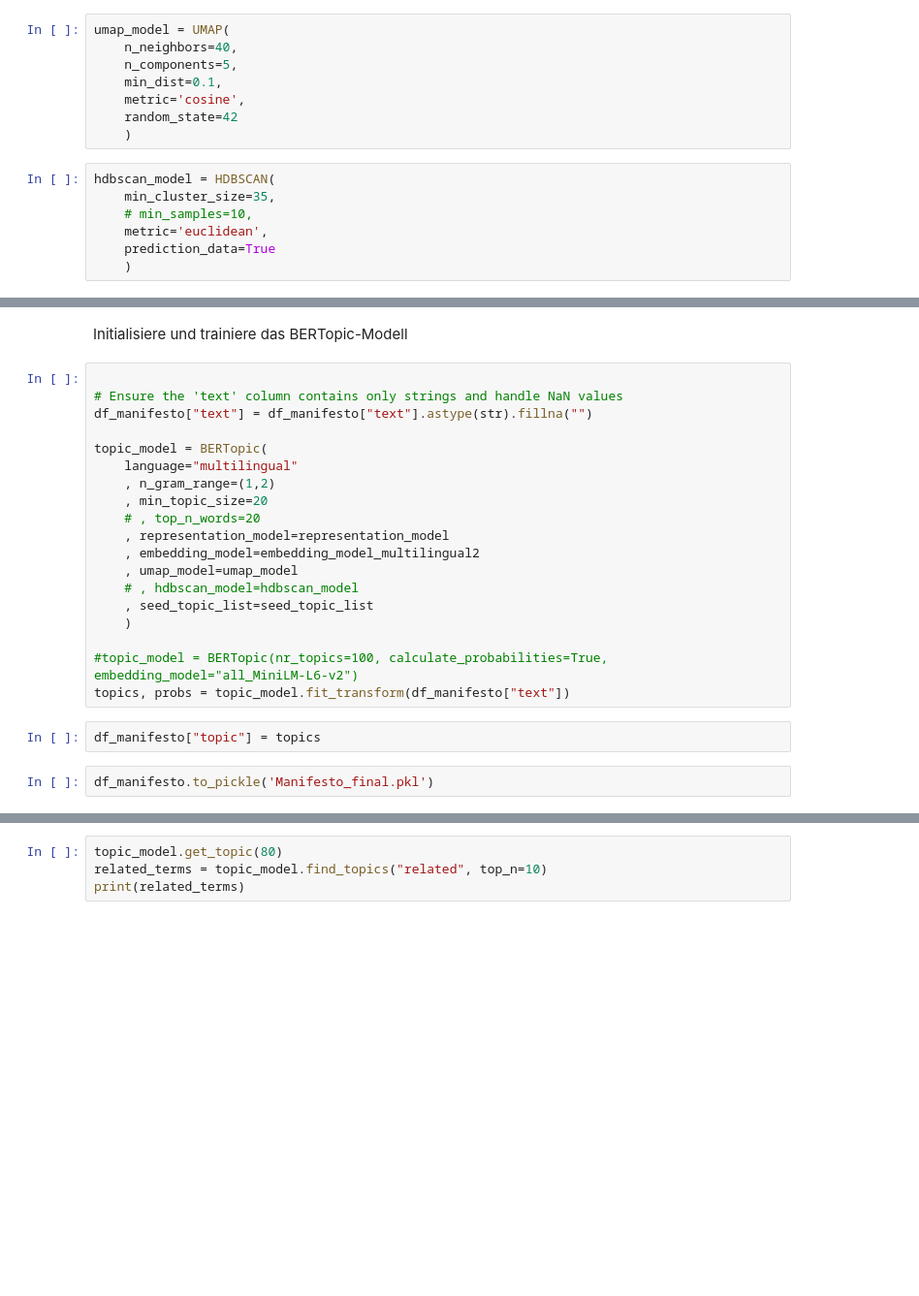
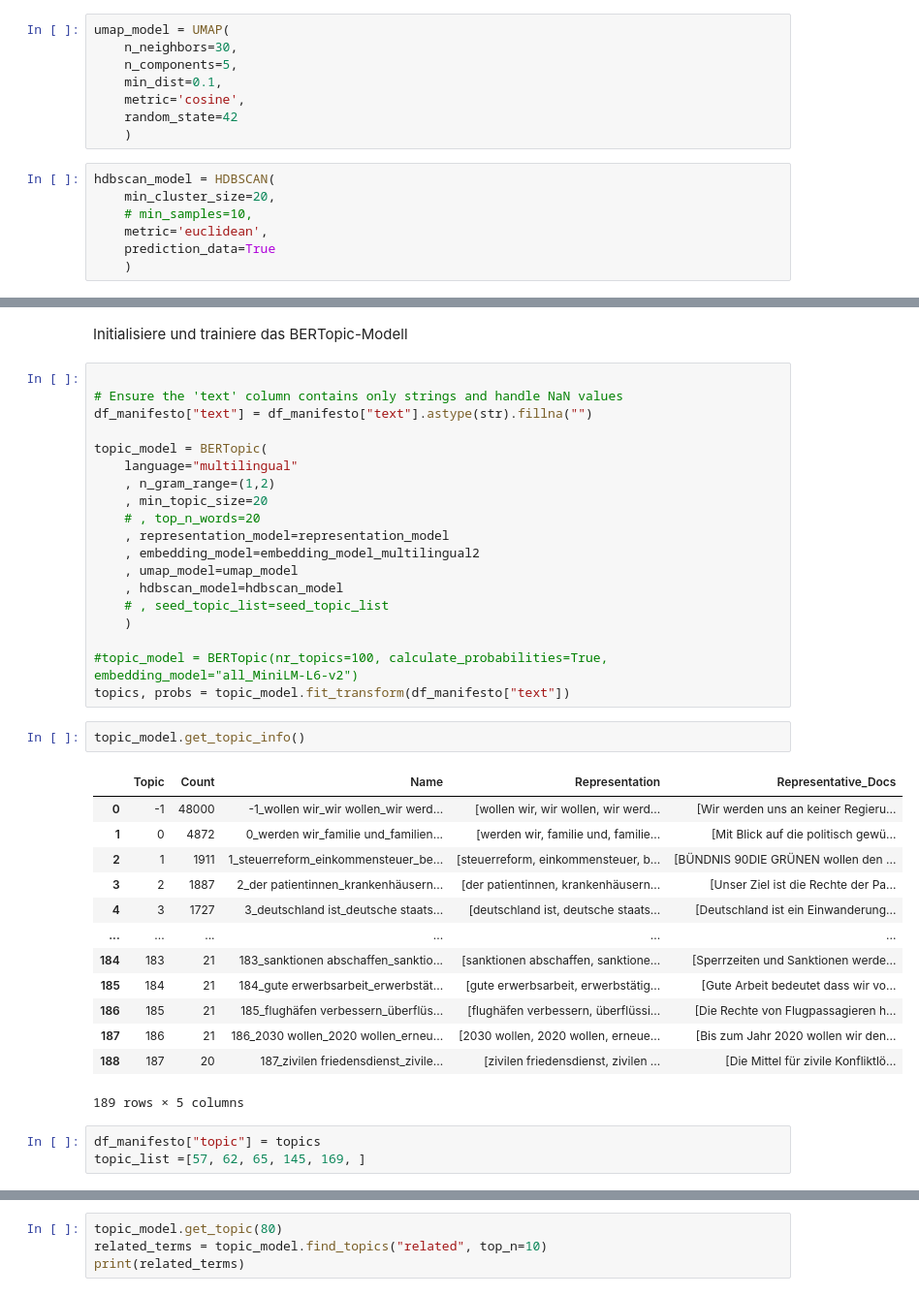
Before and after one commit to SpicyJaque/foPra, a Jupyter notebook: topic_model.ipynb, the cells around one changed output, grey strips where cells are left out. Shown: that part at 97% size. Drawn from its saved outputs; the diff is of its cells as text; blank space fills up the shorter version.

```diff
--- a/topic_model.ipynb
+++ b/topic_model.ipynb
@@ -93,7 +94,7 @@ representation_model = KeyBERTInspired()
 cluster_model = KMeans(n_clusters=30)
 # %%
 umap_model = UMAP(
-    n_neighbors=40,
+    n_neighbors=30,
     n_components=5,
     min_dist=0.1,
     metric='cosine',
@@ -101,7 +102,7 @@ umap_model = UMAP(
     )
 # %%
 hdbscan_model = HDBSCAN(
-    min_cluster_size=35,
+    min_cluster_size=20,
     # min_samples=10,
     metric='euclidean',
     prediction_data=True
@@ -144,13 +145,28 @@ topic_model = BERTopic(
     , representation_model=representation_model
     , embedding_model=embedding_model_multilingual2
     , umap_model=umap_model
-    # , hdbscan_model=hdbscan_model
-    , seed_topic_list=seed_topic_list
+    , hdbscan_model=hdbscan_model
+    # , seed_topic_list=seed_topic_list
     )
 
 #topic_model = BERTopic(nr_topics=100, calculate_probabilities=True, embedding_model="all_MiniLM-L6-v2")
 topics, probs = topic_model.fit_transform(df_manifesto["text"])
+# %%
+topic_model.get_topic_info()
+# %% [output]
+|  | Topic | Count | Name | Representation | Representative_Docs |
+| 0 | -1 | 48000 | -1_wollen wir_wir wollen_wir werd... | [wollen wir, wir wollen, wir werd... | [Wir werden uns an keiner Regieru... |
+| 1 | 0 | 4872 | 0_werden wir_familie und_familien... | [werden wir, familie und, familie... | [Mit Blick auf die politisch gewü... |
+| 2 | 1 | 1911 | 1_steuerreform_einkommensteuer_be... | [steuerreform, einkommensteuer, b... | [BÜNDNIS 90DIE GRÜNEN wollen den ... |
+| 3 | 2 | 1887 | 2_der patientinnen_krankenhäusern... | [der patientinnen, krankenhäusern... | [Unser Ziel ist die Rechte der Pa... |
+| 4 | 3 | 1727 | 3_deutschland ist_deutsche staats... | [deutschland ist, deutsche staats... | [Deutschland ist ein Einwanderung... |
+| ... | ... | ... | ... | ... | ... |
+| 184 | 183 | 21 | 183_sanktionen abschaffen_sanktio... | [sanktionen abschaffen, sanktione... | [Sperrzeiten und Sanktionen werde... |
+| 185 | 184 | 21 | 184_gute erwerbsarbeit_erwerbstät... | [gute erwerbsarbeit, erwerbstätig... | [Gute Arbeit bedeutet dass wir vo... |
+| 186 | 185 | 21 | 185_flughäfen verbessern_überflüs... | [flughäfen verbessern, überflüssi... | [Die Rechte von Flugpassagieren h... |
+| 187 | 186 | 21 | 186_2030 wollen_2020 wollen_erneu... | [2030 wollen, 2020 wollen, erneue... | [Bis zum Jahr 2020 wollen wir den... |
+| 188 | 187 | 20 | 187_zivilen friedensdienst_zivile... | [zivilen friedensdienst, zivilen ... | [Die Mittel für zivile Konfliktlö... |
+189 rows × 5 columns
 # %%
 df_manifesto["topic"] = topics
+topic_list =[57, 62, 65, 145, 169, ]
-# %%
-df_manifesto.to_pickle('Manifesto_final.pkl')
```
Also changed, not shown: parts of 9 cells of this notebook, 3 other files.
